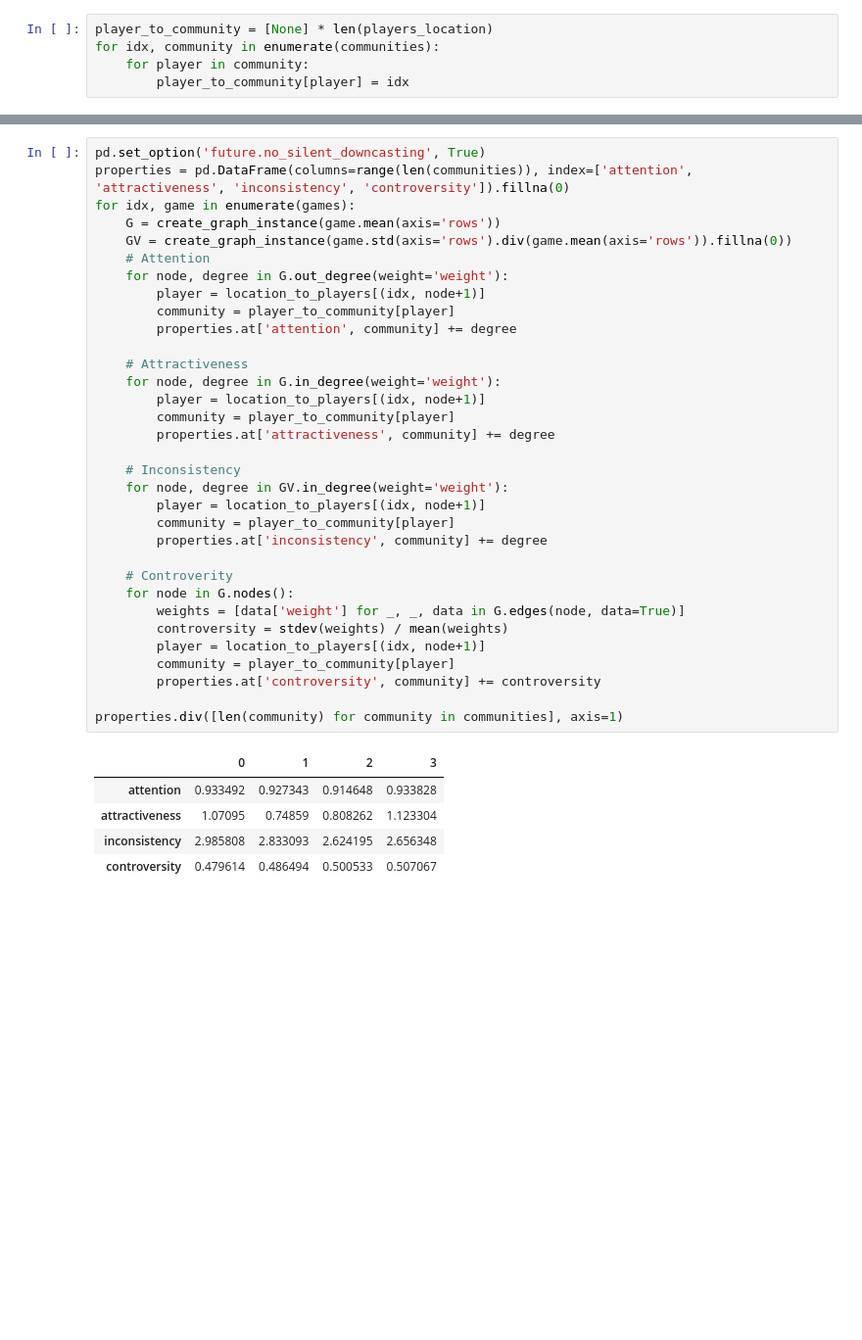
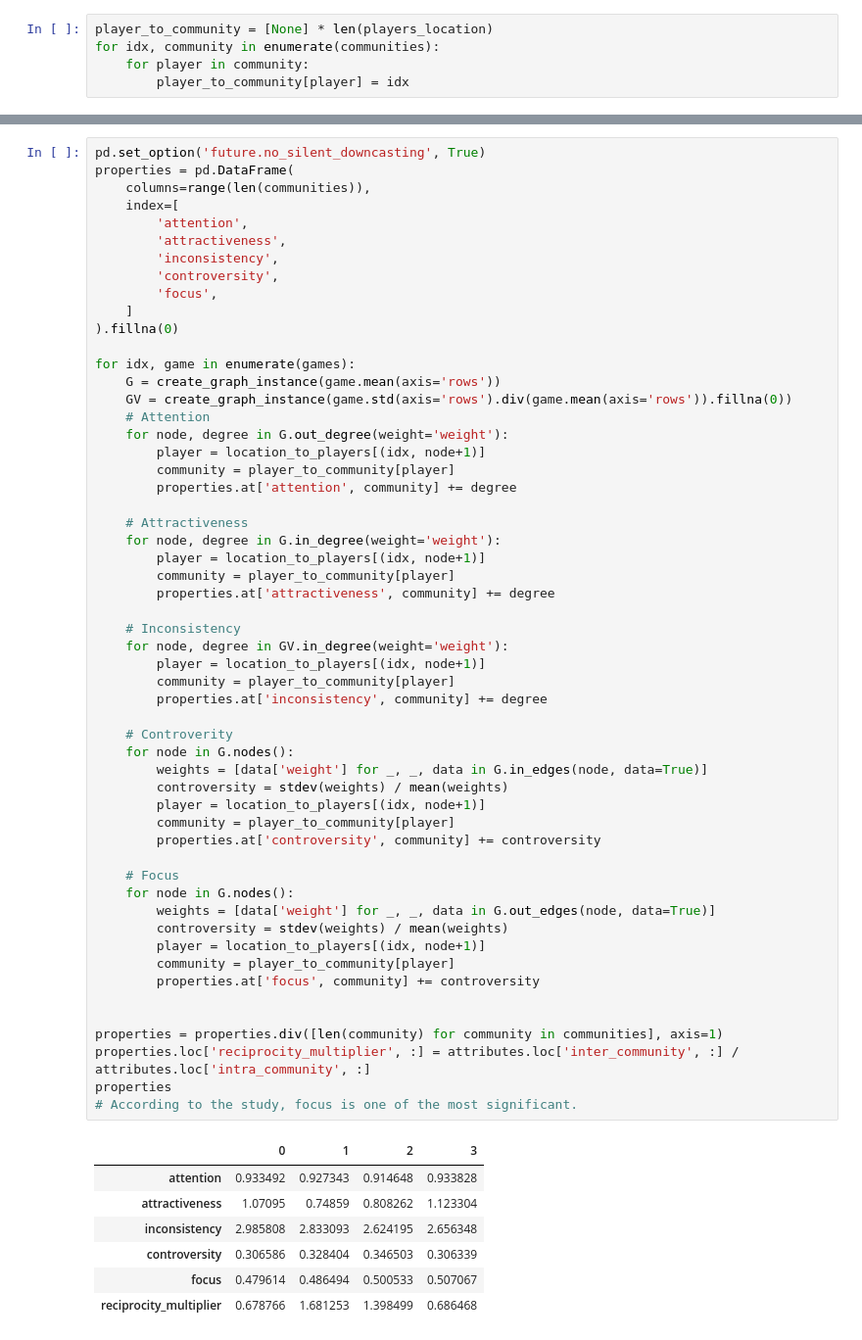
Before and after one commit to hakai-vulpes/resistance-graph-study, a Jupyter notebook: analysis.ipynb, the cells around one changed output, grey strips where cells are left out. Shown at 98% size. Drawn from its saved outputs; the diff is of its cells as text; blank space fills up the shorter version.

```diff
--- a/analysis.ipynb
+++ b/analysis.ipynb
@@ -366,39 +422,63 @@ for idx, community in enumerate(communities):
 # %%
 pd.set_option('future.no_silent_downcasting', True)
-properties = pd.DataFrame(columns=range(len(communities)), index=['attention', 'attractiveness', 'inconsistency', 'controversity']).fillna(0)
+properties = pd.DataFrame(
+    columns=range(len(communities)),
+    index=[
+        'attention',
+        'attractiveness',
+        'inconsistency',
+        'controversity',
+        'focus',
+    ]
+).fillna(0)
+
 for idx, game in enumerate(games):
     G = create_graph_instance(game.mean(axis='rows'))
     GV = create_graph_instance(game.std(axis='rows').div(game.mean(axis='rows')).fillna(0))
     # Attention
     for node, degree in G.out_degree(weight='weight'):
         player = location_to_players[(idx, node+1)]
         community = player_to_community[player]
         properties.at['attention', community] += degree
 
     # Attractiveness
     for node, degree in G.in_degree(weight='weight'):
         player = location_to_players[(idx, node+1)]
         community = player_to_community[player]
         properties.at['attractiveness', community] += degree
 
     # Inconsistency
     for node, degree in GV.in_degree(weight='weight'):
         player = location_to_players[(idx, node+1)]
         community = player_to_community[player]
         properties.at['inconsistency', community] += degree
 
     # Controverity
     for node in G.nodes():
-        weights = [data['weight'] for _, _, data in G.edges(node, data=True)]
+        weights = [data['weight'] for _, _, data in G.in_edges(node, data=True)]
         controversity = stdev(weights) / mean(weights)
         player = location_to_players[(idx, node+1)]
         community = player_to_community[player]
         properties.at['controversity', community] += controversity
 
-properties.div([len(community) for community in communities], axis=1)
+    # Focus
+    for node in G.nodes():
+        weights = [data['weight'] for _, _, data in G.out_edges(node, data=True)]
+        controversity = stdev(weights) / mean(weights)
+        player = location_to_players[(idx, node+1)]
+        community = player_to_community[player]
+        properties.at['focus', community] += controversity
+
+
+properties = properties.div([len(community) for community in communities], axis=1)
+properties.loc['reciprocity_multiplier', :] = attributes.loc['inter_community', :] / attributes.loc['intra_community', :]
+properties
+# According to the study, focus is one of the most significant.
 # %% [output]
 |  | 0 | 1 | 2 | 3 |
 | attention | 0.933492 | 0.927343 | 0.914648 | 0.933828 |
 | attractiveness | 1.07095 | 0.74859 | 0.808262 | 1.123304 |
 | inconsistency | 2.985808 | 2.833093 | 2.624195 | 2.656348 |
-| controversity | 0.479614 | 0.486494 | 0.500533 | 0.507067 |
+| controversity | 0.306586 | 0.328404 | 0.346503 | 0.306339 |
+| focus | 0.479614 | 0.486494 | 0.500533 | 0.507067 |
+| reciprocity_multiplier | 0.678766 | 1.681253 | 1.398499 | 0.686468 |
```
Also changed, not shown: parts of 1 cell of this notebook.
